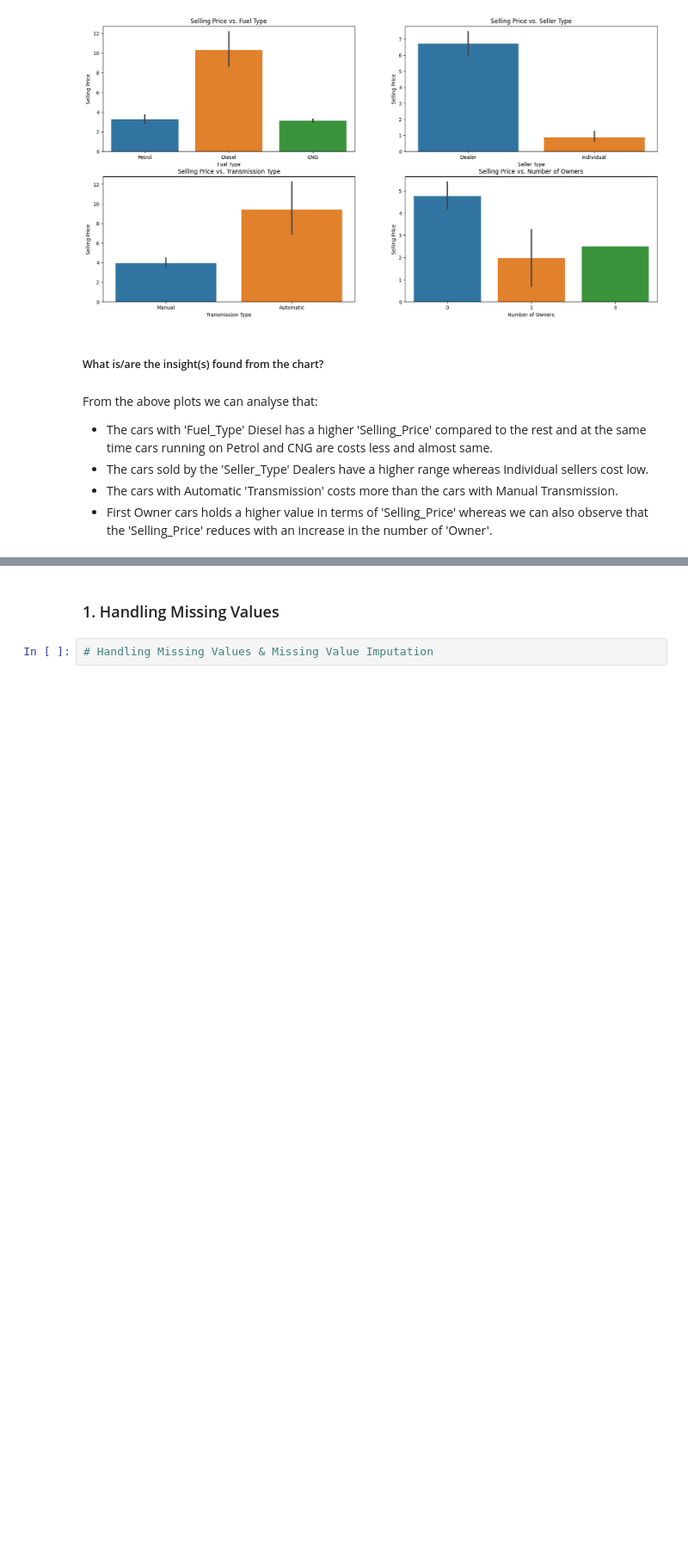
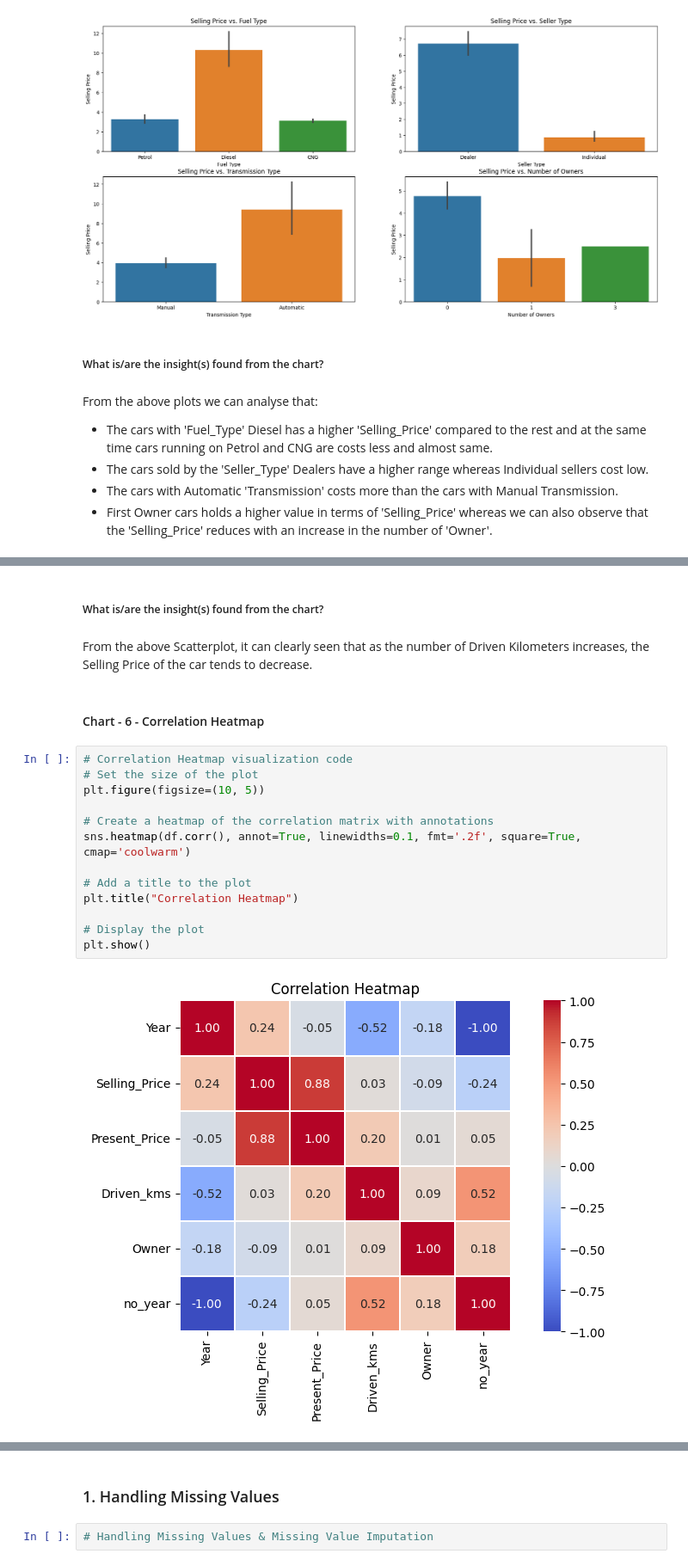
Before and after one commit to mirjubair/oibsip_taskno3, a Jupyter notebook: Car_Price_Prediction_with_Machine_Learning.ipynb, the cells around one changed output, grey strips where cells are left out. Shown: that part at 86% size. Drawn from its saved outputs; the diff is of its cells as text; blank space fills up the shorter version.

```diff
--- a/Car_Price_Prediction_with_Machine_Learning.ipynb
+++ b/Car_Price_Prediction_with_Machine_Learning.ipynb
@@ -596,0 +379,21 @@ Answer Here.
+# %% [markdown]
+##### What is/are the insight(s) found from the chart?
+# %% [markdown]
+From the above Scatterplot, it can clearly seen that as the number of Driven Kilometers increases, the Selling Price of the car tends to decrease.
+# %% [markdown]
+#### Chart - 6 - Correlation Heatmap
+# %%
+# Correlation Heatmap visualization code
+# Set the size of the plot
+plt.figure(figsize=(10, 5))
+
+# Create a heatmap of the correlation matrix with annotations
+sns.heatmap(df.corr(), annot=True, linewidths=0.1, fmt='.2f', square=True, cmap='coolwarm')
+
+# Add a title to the plot
+plt.title("Correlation Heatmap")
+
+# Display the plot
+plt.show()
+# %% [output]
+[figure, added]
```
Also changed, not shown: parts of 120 cells of this notebook.
